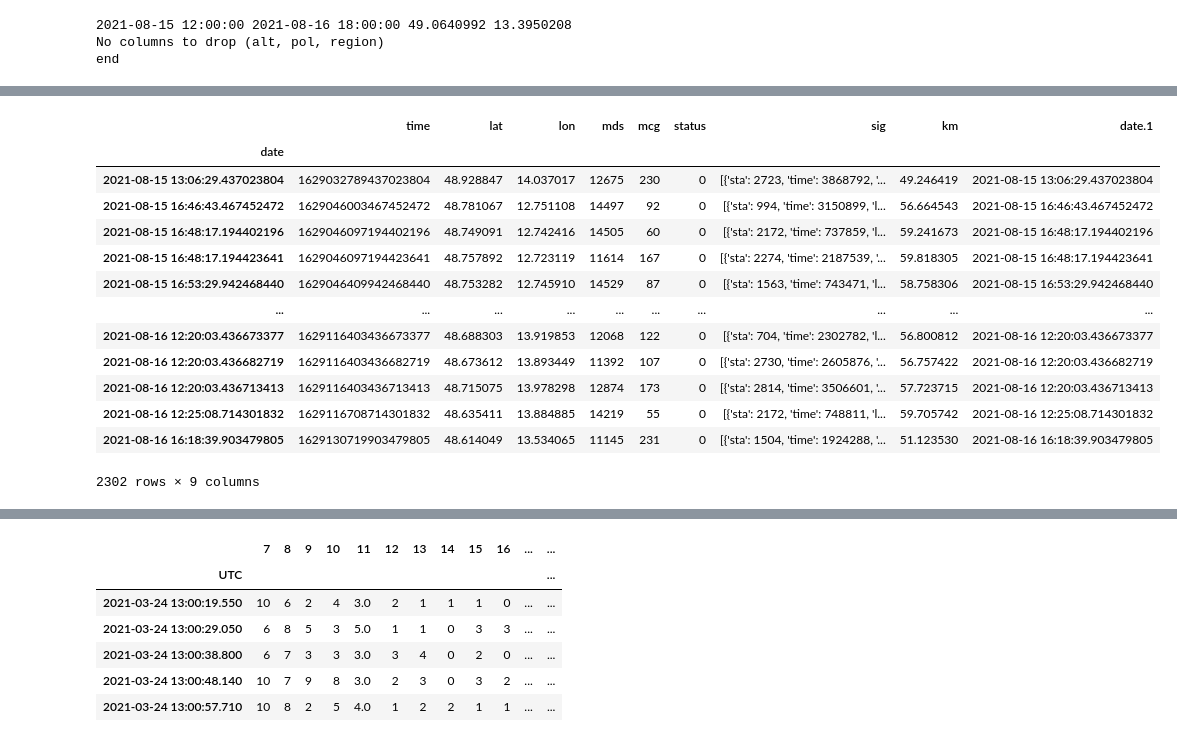
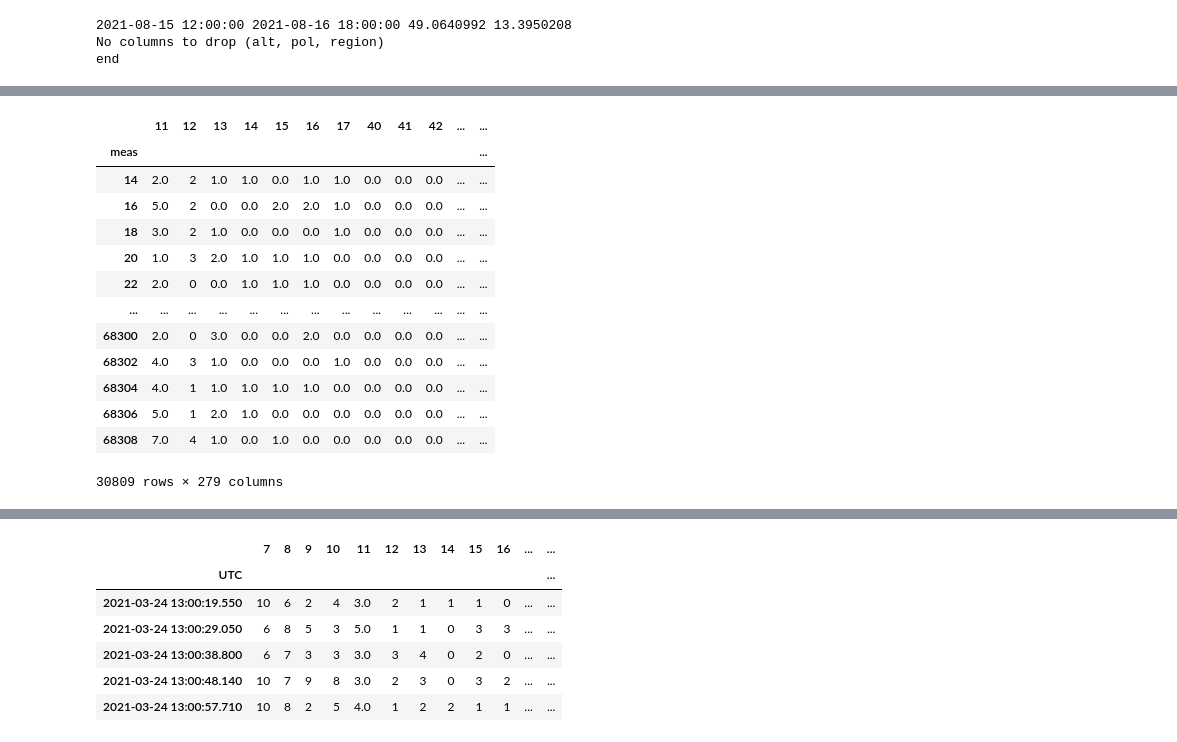
Before and after one commit to UniversalScientificTechnologies/GEODOS01, a Jupyter notebook: notebooks/GEODOS.ipynb, the cells around one changed output, grey strips where cells are left out. Saved outputs shown, nothing was run; the diff lists cells and outputs as text; code cells hidden in the pictures.

```diff
--- a/notebooks/GEODOS.ipynb
+++ b/notebooks/GEODOS.ipynb
@@ -28,7 +28,7 @@ dto = '/storage/stations/Polednik/geodos/2021/10/10'
 fto = dto + '/DATALOG.TXT'
 
 l=[]
-l.extend(range(0,100))
+l.extend(range(0,300))
 df = pd.read_table(fto, sep=',', header=None, names=l, comment='*',engine='python' )
 
 df.drop(df[df[0]=='$GPTXT'].index, inplace=True)
@@ -194,7 +194,7 @@ df.iloc[100:,:]
 df.dropna(subset=['UTC'], inplace=True)
 hist = df.loc[df[0]=='$HIST'].iloc[:,:20].copy()
 hist.iloc[:,1:] = hist.iloc[:,1:].apply(pd.to_numeric) #,errors='coerce')
-hist[0] = df[0]
+#hist[0] = df[0]
 hist['alt'] = df['alt'].apply(pd.to_numeric,errors='coerce')
 hist['lat'] = df['lat'].apply(pd.to_numeric,errors='coerce')
 hist['lon'] = df['lon'].apply(pd.to_numeric,errors='coerce')
@@ -202,6 +202,9 @@ hist['meas'] = df['meas'].apply(pd.to_numeric,errors='coerce')
 hist['UTC'] = df['UTC']
 #hist.iloc[:,18:269] = 0
 hist.set_index('meas', inplace=True)
+
 hits = df.loc[df[0]=='$HITS'].copy()
+#hits['meas'] = hist.index
 hits.iloc[:,1:] = hits.iloc[:,1:].apply(pd.to_numeric)
+hits['UTC'] = df['UTC']
 hits.set_index('meas', inplace=True)
@@ -272,0 +211,21 @@ hist
+# %%
+'''
+for index, row in hits.iterrows():
+    for j in range(2,2+row[1]*2,2):
+        hist.loc[index,int(row[j+1])+3] += 1
+'''
+hits.iloc[:,40:300] = 0
+for i in range(20):
+    for j in range(hits.iloc[i,1]):
+        hits.iloc[i,int(40+hits.iloc[i,j*2+3])] +=1
+#hits.merge(hist)
+#hits.drop(hits.iloc[:,18:40], axis=1, inplace=True)
+histogram = pd.DataFrame()
+histogram = hist.iloc[:,11:18]
+histogram = histogram.join(hits.iloc[:,40:])
+histogram['temperature'] = hist[4]
+histogram['pressure'] = hist[3]
+histogram['voltage'] = hist[5]
+histogram['current'] = hist[6]
+histogram.iloc[:,6:]
+histogram
@@ -572,21 +563,21 @@ ax5.legend()
 # %%
-#blitz.to_csv(dto + "/blitz.csv")
-blitz
+#blitz.to_csv(dto + "/blitz.csv"
+histogram
 # %% [output]
-|  | time | lat | lon | mds | mcg | status | sig | km | date.1 |
-| date |  |  |  |  |  |  |  |  |  |
-| 2021-08-15 13:06:29.437023804 | 1629032789437023804 | 48.928847 | 14.037017 | 12675 | 230 | 0 | [{'sta': 2723, 'time': 3868792, '... | 49.246419 | 2021-08-15 13:06:29.437023804 |
-| 2021-08-15 16:46:43.467452472 | 1629046003467452472 | 48.781067 | 12.751108 | 14497 | 92 | 0 | [{'sta': 994, 'time': 3150899, 'l... | 56.664543 | 2021-08-15 16:46:43.467452472 |
-| 2021-08-15 16:48:17.194402196 | 1629046097194402196 | 48.749091 | 12.742416 | 14505 | 60 | 0 | [{'sta': 2172, 'time': 737859, 'l... | 59.241673 | 2021-08-15 16:48:17.194402196 |
-| 2021-08-15 16:48:17.194423641 | 1629046097194423641 | 48.757892 | 12.723119 | 11614 | 167 | 0 | [{'sta': 2274, 'time': 2187539, '... | 59.818305 | 2021-08-15 16:48:17.194423641 |
-| 2021-08-15 16:53:29.942468440 | 1629046409942468440 | 48.753282 | 12.745910 | 14529 | 87 | 0 | [{'sta': 1563, 'time': 743471, 'l... | 58.758306 | 2021-08-15 16:53:29.942468440 |
-| ... | ... | ... | ... | ... | ... | ... | ... | ... | ... |
-| 2021-08-16 12:20:03.436673377 | 1629116403436673377 | 48.688303 | 13.919853 | 12068 | 122 | 0 | [{'sta': 704, 'time': 2302782, 'l... | 56.800812 | 2021-08-16 12:20:03.436673377 |
-| 2021-08-16 12:20:03.436682719 | 1629116403436682719 | 48.673612 | 13.893449 | 11392 | 107 | 0 | [{'sta': 2730, 'time': 2605876, '... | 56.757422 | 2021-08-16 12:20:03.436682719 |
-| 2021-08-16 12:20:03.436713413 | 1629116403436713413 | 48.715075 | 13.978298 | 12874 | 173 | 0 | [{'sta': 2814, 'time': 3506601, '... | 57.723715 | 2021-08-16 12:20:03.436713413 |
-| 2021-08-16 12:25:08.714301832 | 1629116708714301832 | 48.635411 | 13.884885 | 14219 | 55 | 0 | [{'sta': 2172, 'time': 748811, 'l... | 59.705742 | 2021-08-16 12:25:08.714301832 |
-| 2021-08-16 16:18:39.903479805 | 1629130719903479805 | 48.614049 | 13.534065 | 11145 | 231 | 0 | [{'sta': 1504, 'time': 1924288, '... | 51.123530 | 2021-08-16 16:18:39.903479805 |
+|  | 11 | 12 | 13 | 14 | 15 | 16 | 17 | 40 | 41 | 42 | ... | ... |
+| meas |  |  |  |  |  |  |  |  |  |  |  | ... |
+| 14 | 2.0 | 2 | 1.0 | 1.0 | 0.0 | 1.0 | 1.0 | 0.0 | 0.0 | 0.0 | ... | ... |
+| 16 | 5.0 | 2 | 0.0 | 0.0 | 2.0 | 2.0 | 1.0 | 0.0 | 0.0 | 0.0 | ... | ... |
+| 18 | 3.0 | 2 | 1.0 | 0.0 | 0.0 | 0.0 | 1.0 | 0.0 | 0.0 | 0.0 | ... | ... |
+| 20 | 1.0 | 3 | 2.0 | 1.0 | 1.0 | 1.0 | 0.0 | 0.0 | 0.0 | 0.0 | ... | ... |
+| 22 | 2.0 | 0 | 0.0 | 1.0 | 1.0 | 1.0 | 0.0 | 0.0 | 0.0 | 0.0 | ... | ... |
+| ... | ... | ... | ... | ... | ... | ... | ... | ... | ... | ... | ... | ... |
+| 68300 | 2.0 | 0 | 3.0 | 0.0 | 0.0 | 2.0 | 0.0 | 0.0 | 0.0 | 0.0 | ... | ... |
+| 68302 | 4.0 | 3 | 1.0 | 0.0 | 0.0 | 0.0 | 1.0 | 0.0 | 0.0 | 0.0 | ... | ... |
+| 68304 | 4.0 | 1 | 1.0 | 1.0 | 1.0 | 1.0 | 0.0 | 0.0 | 0.0 | 0.0 | ... | ... |
+| 68306 | 5.0 | 1 | 2.0 | 1.0 | 0.0 | 0.0 | 0.0 | 0.0 | 0.0 | 0.0 | ... | ... |
+| 68308 | 7.0 | 4 | 1.0 | 0.0 | 1.0 | 0.0 | 0.0 | 0.0 | 0.0 | 0.0 | ... | ... |
-2302 rows × 9 columns
+30809 rows × 279 columns
 # %%
 from matplotlib.colors import LogNorm
 
```
Also changed, not shown: parts of 13 cells of this notebook.
